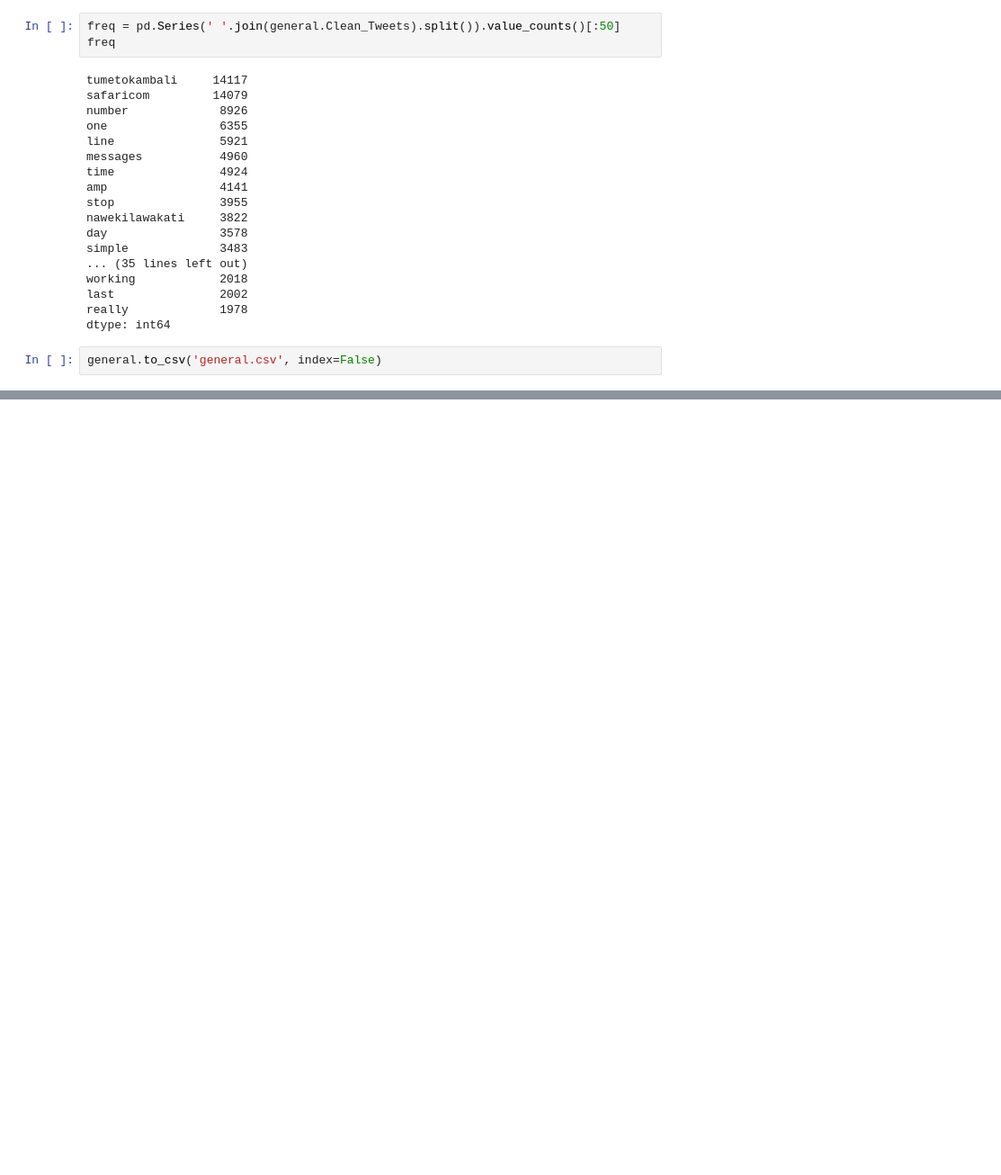
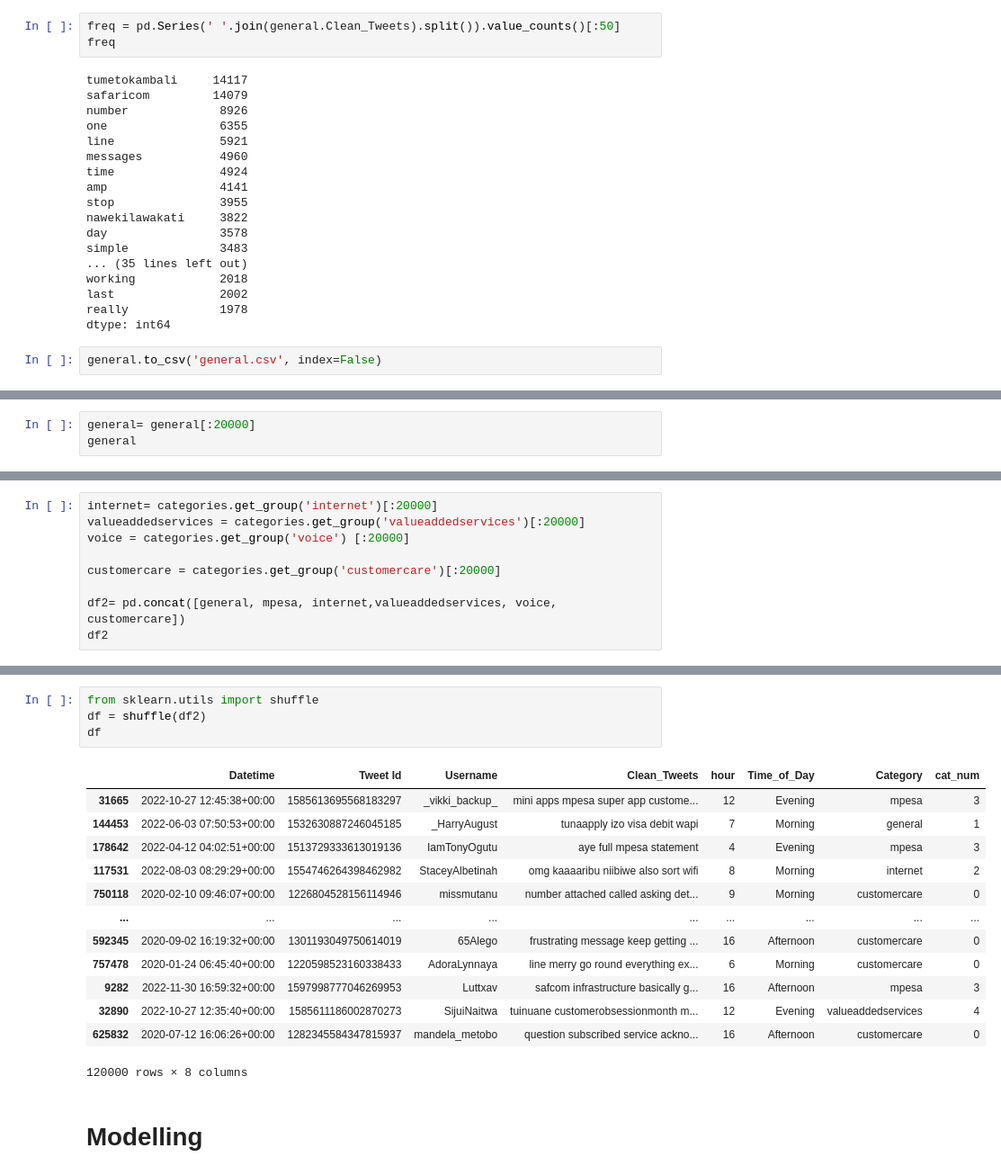
Before and after one commit to faithmaks/socialmedia-customer-service, a Jupyter notebook: Tweets_API.ipynb, the cells around one changed output, grey strips where cells are left out. Shown: that part at 90% size. Saved outputs shown, nothing was run; the diff lists cells and outputs as text; blank space fills up the shorter version.

```diff
--- a/Tweets_API.ipynb
+++ b/Tweets_API.ipynb
@@ -543,0 +561,3 @@ general.to_csv('general.csv', index=False)
+# %%
+general= general[:20000]
+general
@@ -543,0 +603,9 @@ general.to_csv('general.csv', index=False)
+# %%
+internet= categories.get_group('internet')[:20000]
+valueaddedservices = categories.get_group('valueaddedservices')[:20000]
+voice = categories.get_group('voice') [:20000]
+
+customercare = categories.get_group('customercare')[:20000]
+
+df2= pd.concat([general, mpesa, internet,valueaddedservices, voice, customercare])
+df2
@@ -543,0 +626,20 @@ general.to_csv('general.csv', index=False)
+# %%
+from sklearn.utils import shuffle
+df = shuffle(df2)
+df
+# %% [output]
+|  | Datetime | Tweet Id | Username | Clean_Tweets | hour | Time_of_Day | Category | cat_num |
+| 31665 | 2022-10-27 12:45:38+00:00 | 1585613695568183297 | _vikki_backup_ | mini apps mpesa super app custome... | 12 | Evening | mpesa | 3 |
+| 144453 | 2022-06-03 07:50:53+00:00 | 1532630887246045185 | _HarryAugust | tunaapply izo visa debit wapi | 7 | Morning | general | 1 |
+| 178642 | 2022-04-12 04:02:51+00:00 | 1513729333613019136 | IamTonyOgutu | aye full mpesa statement | 4 | Evening | mpesa | 3 |
+| 117531 | 2022-08-03 08:29:29+00:00 | 1554746264398462982 | StaceyAlbetinah | omg kaaaaribu niibiwe also sort wifi | 8 | Morning | internet | 2 |
+| 750118 | 2020-02-10 09:46:07+00:00 | 1226804528156114946 | missmutanu | number attached called asking det... | 9 | Morning | customercare | 0 |
+| ... | ... | ... | ... | ... | ... | ... | ... | ... |
+| 592345 | 2020-09-02 16:19:32+00:00 | 1301193049750614019 | 65Alego | frustrating message keep getting ... | 16 | Afternoon | customercare | 0 |
+| 757478 | 2020-01-24 06:45:40+00:00 | 1220598523160338433 | AdoraLynnaya | line merry go round everything ex... | 6 | Morning | customercare | 0 |
+| 9282 | 2022-11-30 16:59:32+00:00 | 1597998777046269953 | Luttxav | safcom infrastructure basically g... | 16 | Afternoon | mpesa | 3 |
+| 32890 | 2022-10-27 12:35:40+00:00 | 1585611186002870273 | SijuiNaitwa | tuinuane customerobsessionmonth m... | 12 | Evening | valueaddedservices | 4 |
+| 625832 | 2020-07-12 16:06:26+00:00 | 1282345584347815937 | mandela_metobo | question subscribed service ackno... | 16 | Afternoon | customercare | 0 |
+120000 rows × 8 columns
+# %% [markdown]
+# Modelling
```
Also changed, not shown: parts of 36 cells of this notebook, 1 other file.
